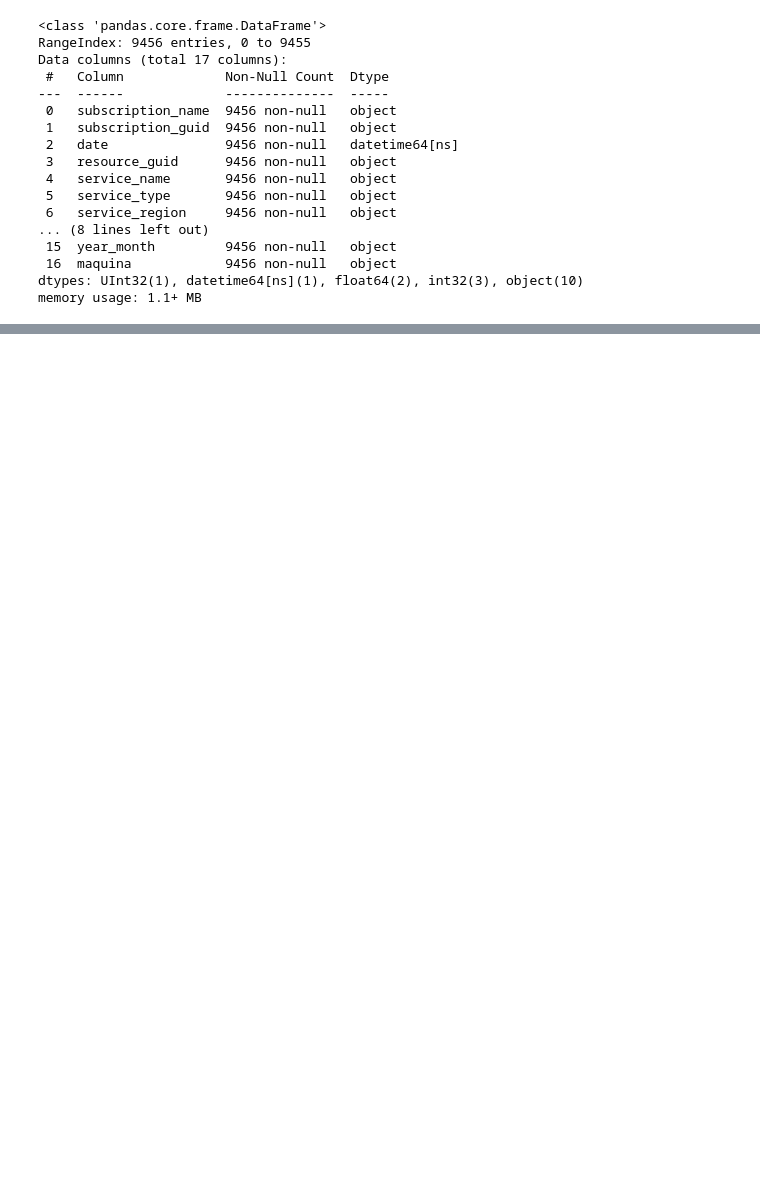
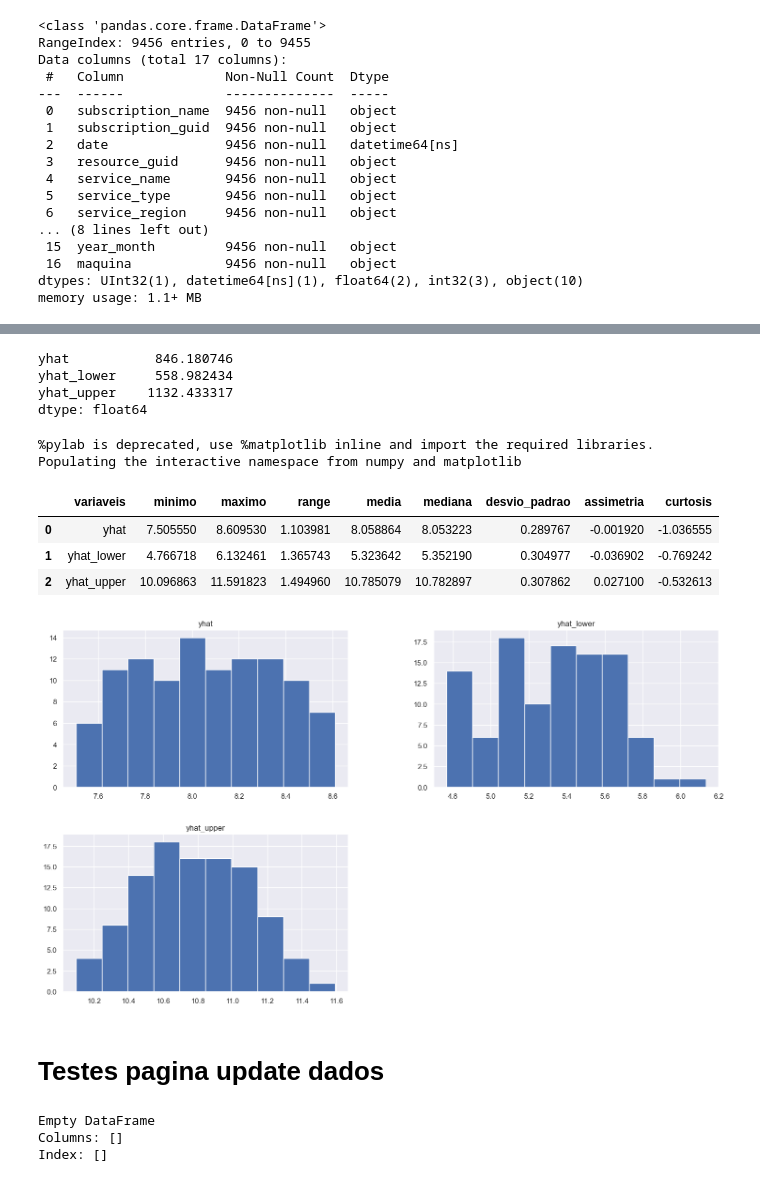
Before and after one commit to Gabrielnbr/modelo_unicin, a Jupyter notebook: src/app/testes/teste.ipynb, the cells around one changed output, grey strips where cells are left out. Drawn from its saved outputs; the diff is of its cells as text; code cells hidden in the pictures; blank space fills up the shorter version.

```diff
--- a/src/app/testes/teste.ipynb
+++ b/src/app/testes/teste.ipynb
@@ -118,0 +124,3 @@ Name: date, dtype: object
+# %%
+m = Prophet()
+m.fit(df_model)
@@ -118,0 +131,3 @@ Name: date, dtype: object
+# %%
+future = m.make_future_dataframe(periods=(105+365))
+forecast = m.predict(future)
@@ -118,0 +163,17 @@ Name: date, dtype: object
+# %%
+df_line = forecast.loc[forecast['ds'] >= '2024-09-18',['ds', 'yhat', 'yhat_lower', 'yhat_upper']]
+px.line(
+        data_frame=df_line,
+        x = 'ds',
+        y = ['yhat', 'yhat_lower', 'yhat_upper'],
+        title='Previsão com Intervalo de Confiança',
+        labels={'ds': 'Data', 'yhat': 'Previsão', 'yhat_lower': 'Limite Inferior', 'yhat_upper': 'Limite Superior'},
+        color_discrete_sequence=px.colors.qualitative.Pastel
+        )
+# %%
+df_line[['yhat', 'yhat_lower', 'yhat_upper']].sum()
+# %% [output]
+yhat           846.180746
+yhat_lower     558.982434
+yhat_upper    1132.433317
+dtype: float64
@@ -118,0 +198,37 @@ Name: date, dtype: object
+# %%
+from IPython.display        import Image
+from IPython.core.display   import HTML
+
+def jupyter_settings():
+    %matplotlib inline
+    %pylab inline
+
+    plt.style.use( 'bmh' )
+    plt.rcParams['figure.figsize'] = [18,10]
+    plt.rcParams['font.size'] = 24
+
+    display( HTML('<style>.container { width: 100% !important;} </style>') )
+    pd.options.display.max_columns = None
+    pd.options.display.max_rows = None
+    pd.set_option( 'display.expand_frame_repr', False)
+
+    sns.set()
+
+jupyter_settings()
+# %% [output]
+%pylab is deprecated, use %matplotlib inline and import the required libraries.
+Populating the interactive namespace from numpy and matplotlib
+# %%
+df_estatistica = df_line[['yhat', 'yhat_lower', 'yhat_upper']]
+estatistica_descritiva(df_estatistica)
+# %% [output]
+|  | variaveis | minimo | maximo | range | media | mediana | desvio_padrao | assimetria | curtosis |
+| 0 | yhat | 7.505550 | 8.609530 | 1.103981 | 8.058864 | 8.053223 | 0.289767 | -0.001920 | -1.036555 |
+| 1 | yhat_lower | 4.766718 | 6.132461 | 1.365743 | 5.323642 | 5.352190 | 0.304977 | -0.036902 | -0.769242 |
+| 2 | yhat_upper | 10.096863 | 11.591823 | 1.494960 | 10.785079 | 10.782897 | 0.307862 | 0.027100 | -0.532613 |
+# %%
+df_estatistica.hist();
+# %% [output]
+[figure, added]
+# %% [markdown]
+# Testes pagina update dados
@@ -118,0 +257,7 @@ Name: date, dtype: object
+# %%
+qualquer = pd.DataFrame()
+print(verificar_df(qualquer))
+# %% [output]
+Empty DataFrame
+Columns: []
+Index: []
```
Also changed, not shown: parts of 18 cells of this notebook, 11 other files.
